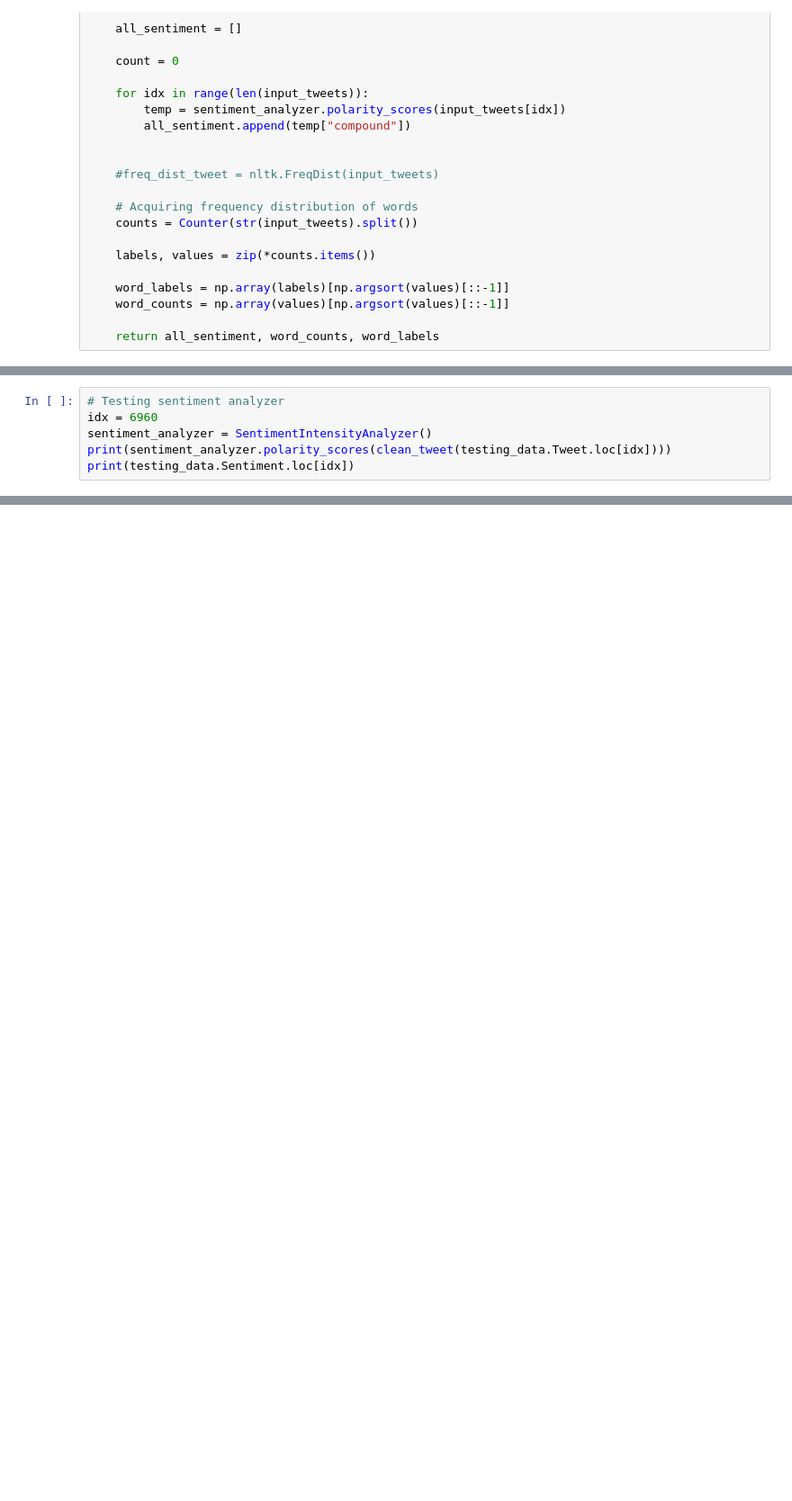
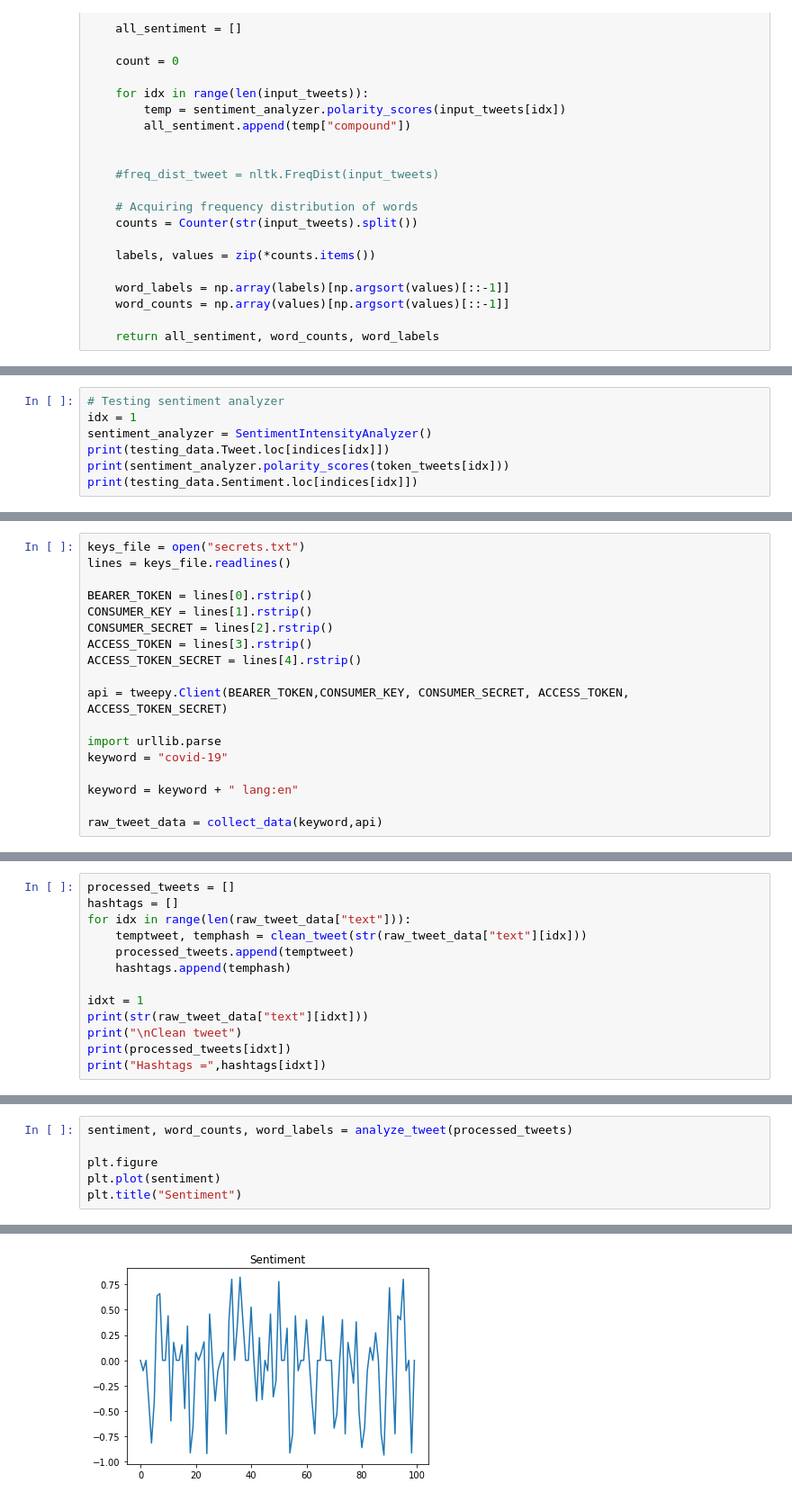
Before and after one commit to mustafa-tariqk/sentiment-trends, a Jupyter notebook: layale.ipynb, the cells around one changed output, grey strips where cells are left out. Shown: that part at 90% size. Cells and saved outputs as stored; diff of their text form; blank space fills up the shorter version.

```diff
--- a/layale.ipynb
+++ b/layale.ipynb
@@ -133,7 +188,8 @@ Counter({"['mentioned": 1,
 # %%
 # Testing sentiment analyzer
-idx = 6960
+idx = 1
 sentiment_analyzer = SentimentIntensityAnalyzer()
-print(sentiment_analyzer.polarity_scores(clean_tweet(testing_data.Tweet.loc[idx])))
-print(testing_data.Sentiment.loc[idx])
+print(testing_data.Tweet.loc[indices[idx]])
+print(sentiment_analyzer.polarity_scores(token_tweets[idx]))
+print(testing_data.Sentiment.loc[indices[idx]])
 # %% [output]
@@ -182,0 +262,18 @@ plt.bar(word_labels[0:10],word_counts[0:10])
+# %%
+keys_file = open("secrets.txt")
+lines = keys_file.readlines()
+
+BEARER_TOKEN = lines[0].rstrip()
+CONSUMER_KEY = lines[1].rstrip()
+CONSUMER_SECRET = lines[2].rstrip()
+ACCESS_TOKEN = lines[3].rstrip()
+ACCESS_TOKEN_SECRET = lines[4].rstrip()
+
+api = tweepy.Client(BEARER_TOKEN,CONSUMER_KEY, CONSUMER_SECRET, ACCESS_TOKEN, ACCESS_TOKEN_SECRET)
+
+import urllib.parse
+keyword = "covid-19"
+
+keyword = keyword + " lang:en"
+
+raw_tweet_data = collect_data(keyword,api)
@@ -182,0 +288,13 @@ plt.bar(word_labels[0:10],word_counts[0:10])
+# %%
+processed_tweets = []
+hashtags = []
+for idx in range(len(raw_tweet_data["text"])):
+    temptweet, temphash = clean_tweet(str(raw_tweet_data["text"][idx]))
+    processed_tweets.append(temptweet)
+    hashtags.append(temphash)
+
+idxt = 1
+print(str(raw_tweet_data["text"][idxt]))
+print("\nClean tweet")
+print(processed_tweets[idxt])
+print("Hashtags =",hashtags[idxt])
@@ -182,0 +307,7 @@ plt.bar(word_labels[0:10],word_counts[0:10])
+# %%
+sentiment, word_counts, word_labels = analyze_tweet(processed_tweets)
+
+plt.figure
+plt.plot(sentiment)
+plt.title("Sentiment")
+# %% [output]
@@ -182,0 +315 @@ plt.bar(word_labels[0:10],word_counts[0:10])
+[figure, added]
```
Also changed, not shown: parts of 33 cells of this notebook, 1 other file.
